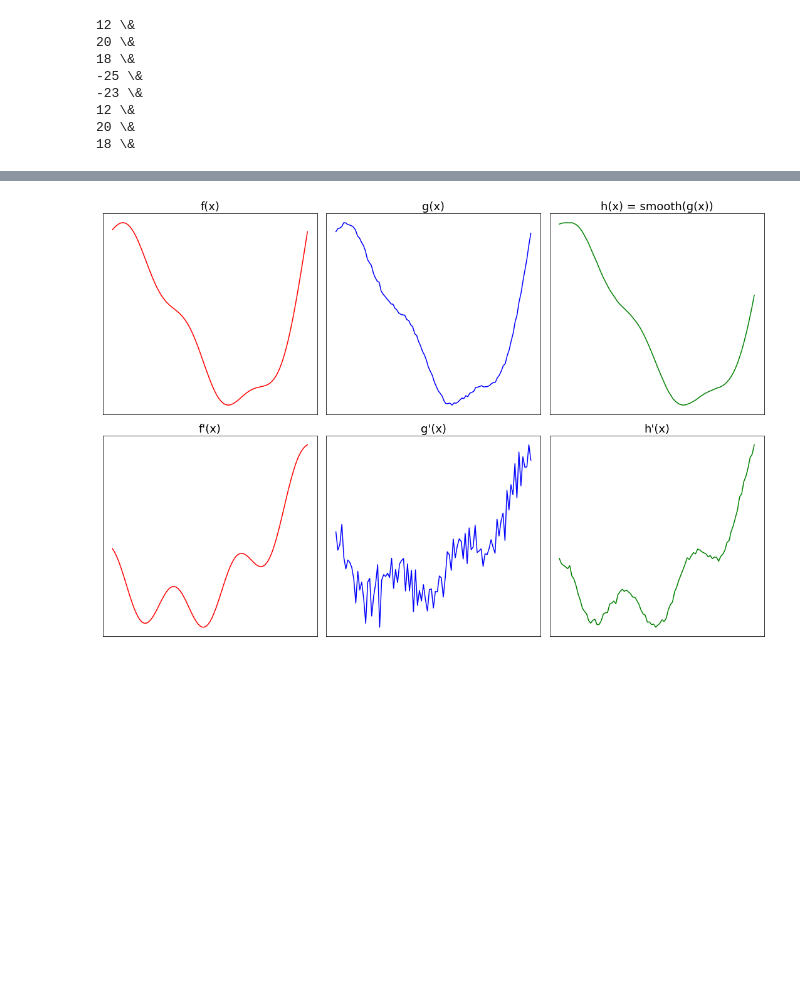
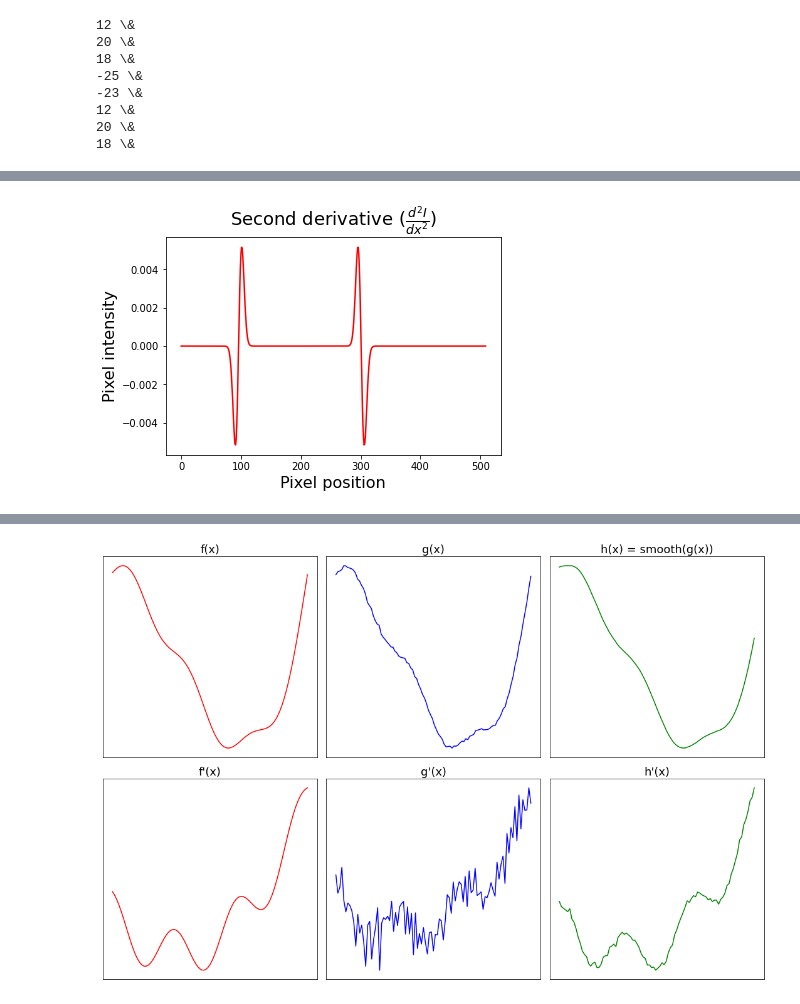
Before and after one commit to nicolaromano/BIA4, a Jupyter notebook: Lectures/05 - Edge detection methods/Lecture5_figures.ipynb, the cells around one changed output, grey strips where cells are left out. Drawn from its saved outputs; the diff is of its cells as text; code cells hidden in the pictures; blank space fills up the shorter version.

```diff
--- a/Lectures/05 - Edge detection methods/Lecture5_figures.ipynb
+++ b/Lectures/05 - Edge detection methods/Lecture5_figures.ipynb
@@ -136,0 +143,21 @@ plt.tight_layout()
+# %%
+img = np.ones((512, 512), dtype=float) - 0.4
+
+img[95:305, 95:305] = 0.5
+img[96:304, 96:304] = 0.4
+img[97:303, 97:303] = 0.3
+img[98:302, 98:302] = 0.2
+img[99:301, 99:301] = 0.1
+img[100:300, 100:300]=0
+
+img = gaussian(img, 5)
+
+plt.plot(range(510), np.diff(np.diff(img[200])), "r-")
+plt.xlabel("Pixel position", fontsize=16)
+plt.ylabel("Pixel intensity", fontsize=16)
+plt.title("Second derivative ($\\frac{d^2I}{dx^2}$)",
+fontsize=18)
+#plt.xlim(75, 125)
+plt.show()
+# %% [output]
+[figure, added]
```
Also changed, not shown: parts of 5 cells of this notebook, 10 other files.
